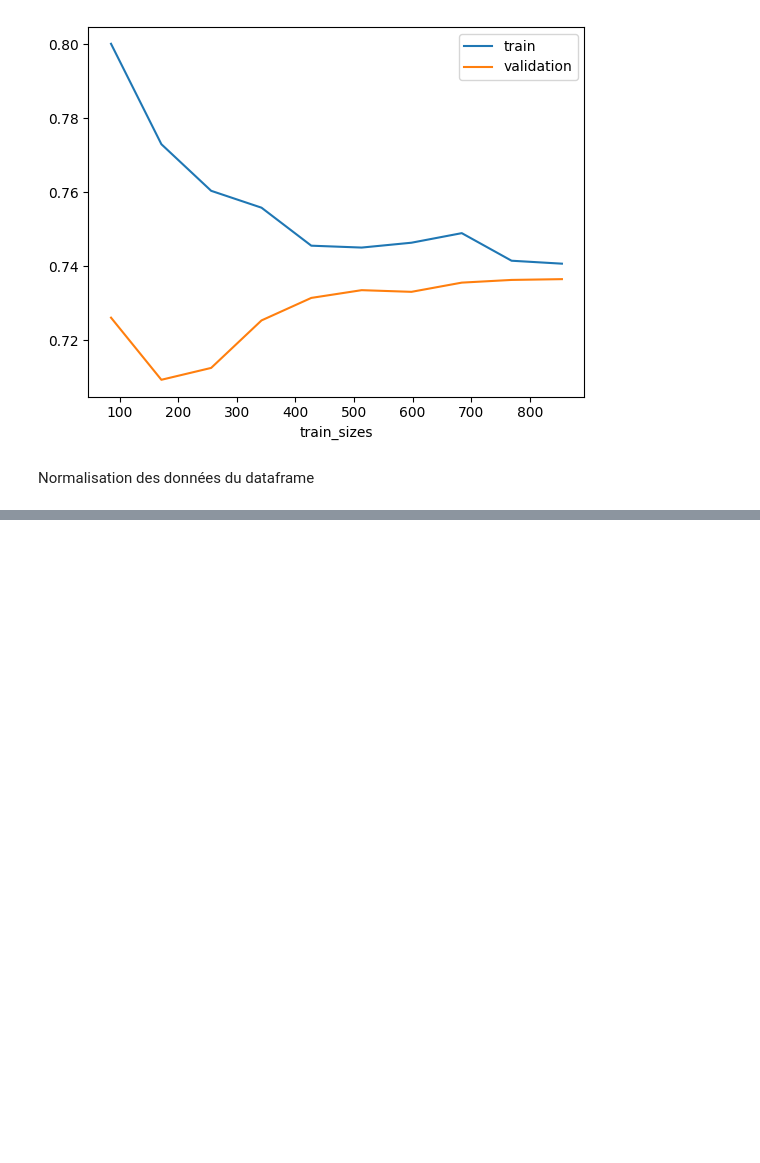
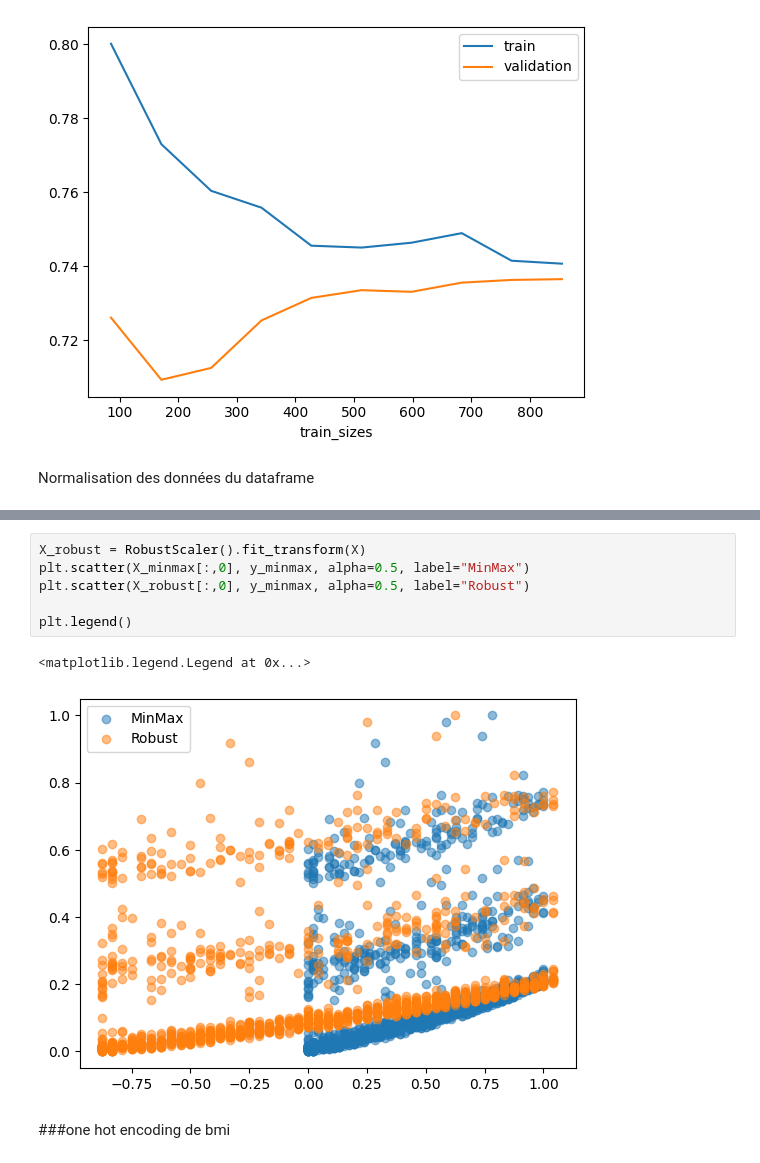
Before and after one commit to gvannesson/Projet_assurance, a Jupyter notebook: modelisation.ipynb, the cells around one changed output, grey strips where cells are left out. Cells and saved outputs as stored; diff of their text form; blank space fills up the shorter version.

```diff
--- a/modelisation.ipynb
+++ b/modelisation.ipynb
@@ -210,0 +269,11 @@ plt.show()
+# %%
+X_robust = RobustScaler().fit_transform(X)
+plt.scatter(X_minmax[:,0], y_minmax, alpha=0.5, label="MinMax")
+plt.scatter(X_robust[:,0], y_minmax, alpha=0.5, label="Robust")
+
+plt.legend()
+# %% [output]
+<matplotlib.legend.Legend at 0x...>
+[figure, added]
+# %% [markdown]
+###one hot encoding de bmi
```
Also changed, not shown: parts of 38 cells of this notebook, 1 other file.
